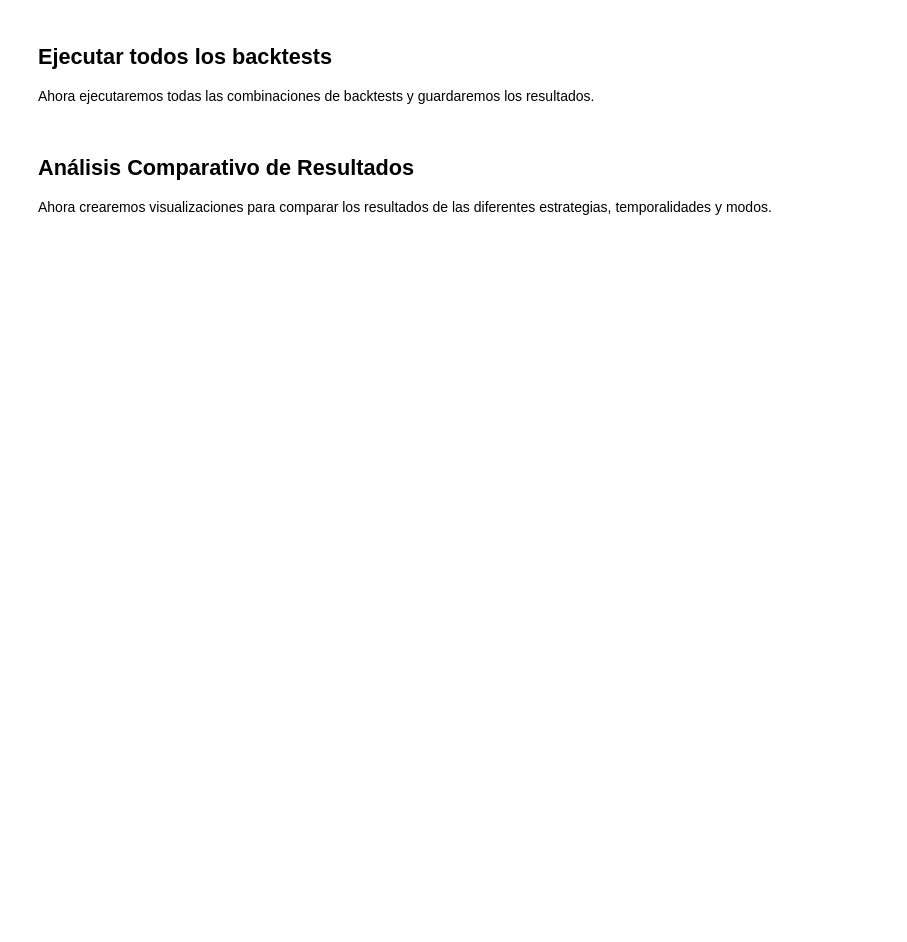
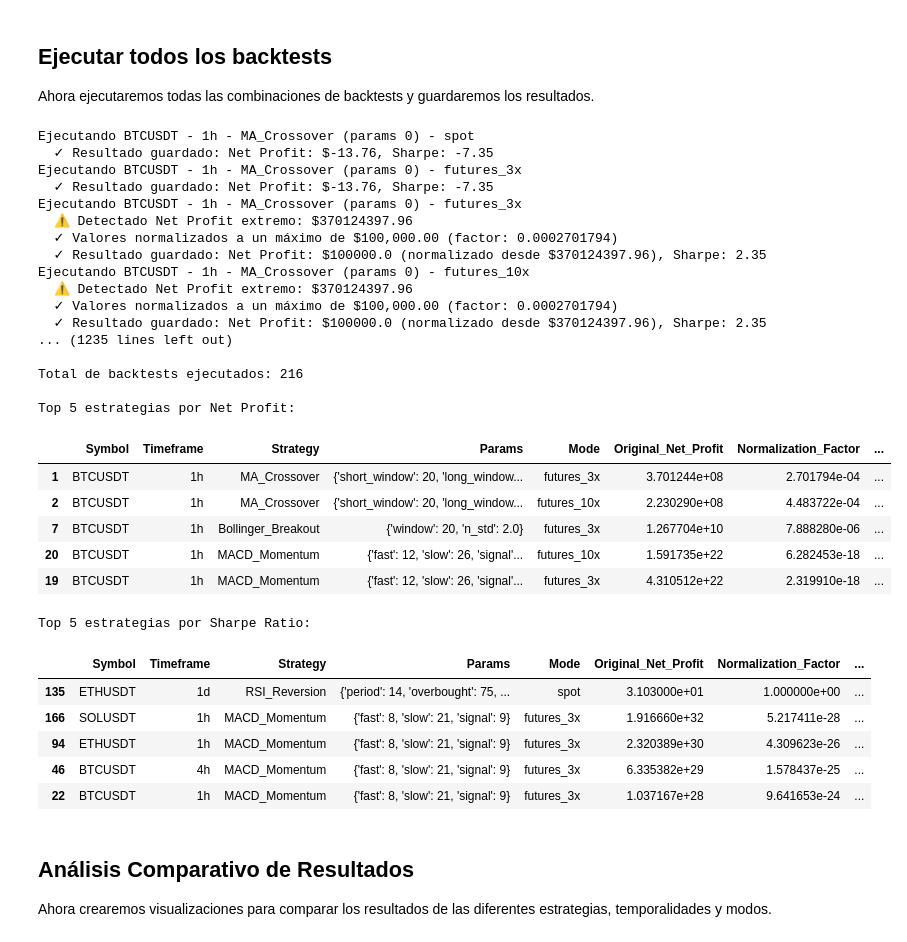
Before and after one commit to ElKroko/BACKTESTING, a Jupyter notebook: testing.ipynb, the cells around one changed output. Drawn from its saved outputs; the diff is of its cells as text; code cells hidden in the pictures; blank space fills up the shorter version.

```diff
--- a/testing.ipynb
+++ b/testing.ipynb
@@ -115,7 +113,7 @@ start_date = end_date - timedelta(days=365)  # 1 año de backtest
 
 # Parámetros de backtesting generales
 backtest_config = {
-    'initial_cash': 10000.0,
+    'initial_cash': 100.0,
     'commission': 0.001,    # 0.1%
     'slippage': 0.0005      # 0.05%
 }
@@ -317,18 +510,77 @@ def create_and_save_charts(symbol, timeframe, strategy_name, param_idx, mode_nam
 Ahora ejecutaremos todas las combinaciones de backtests y guardaremos los resultados.
 # %%
 # Ejecutar todos los backtests - esto puede tomar tiempo
-all_results = run_batch_backtests()
+all_results = run_managed_batch_backtests(
+    symbols=symbols,
+    timeframes=timeframes,
+    strategy_configs=strategy_configs,
+    backtest_modes=backtest_mode,
+    start_date=start_date,
+    end_date=end_date,
+    initial_cash=backtest_config['initial_cash'],
+    max_reasonable_profit=100000.0  # Limitar el profit máximo a 100,000 para evitar valores absurdos
+)
 
 # Mostrar un resumen rápido
 if not all_results.empty:
     print(f"\nTotal de backtests ejecutados: {len(all_results)}")
     # Mostrar los 5 mejores resultados por Net Profit
     print("\nTop 5 estrategias por Net Profit:")
     display(all_results.sort_values('Net Profit', ascending=False).head(5))
 
     # Mostrar los 5 mejores resultados por Sharpe Ratio
     print("\nTop 5 estrategias por Sharpe Ratio:")
     display(all_results.sort_values('Sharpe Ratio', ascending=False).head(5))
+
+# También podemos normalizar los resultados existentes si ya se ejecutaron backtests
+elif os.path.exists("data/backtest_results/all_metrics.csv"):
+    print("Normalizando resultados existentes para corregir valores extremos...")
+    all_results = normalize_existing_results(
+        csv_path="data/backtest_results/all_metrics.csv",
+        max_reasonable_profit=100000.0,
+        save_normalized=True
+    )
+
+    if not all_results.empty:
+        print(f"\nTotal de backtests normalizados: {len(all_results)}")
+        # Mostrar los 5 mejores resultados por Net Profit (ya normalizados)
+        print("\nTop 5 estrategias por Net Profit (normalizados):")
+        display(all_results.sort_values('Net Profit', ascending=False).head(5))
+
+        # Mostrar los 5 mejores resultados por Sharpe Ratio
+        print("\nTop 5 estrategias por Sharpe Ratio:")
+        display(all_results.sort_values('Sharpe Ratio', ascending=False).head(5))
+# %% [output]
+Ejecutando BTCUSDT - 1h - MA_Crossover (params 0) - spot
+  ✓ Resultado guardado: Net Profit: $-13.76, Sharpe: -7.35
+Ejecutando BTCUSDT - 1h - MA_Crossover (params 0) - futures_3x
+  ✓ Resultado guardado: Net Profit: $-13.76, Sharpe: -7.35
+Ejecutando BTCUSDT - 1h - MA_Crossover (params 0) - futures_3x
+  ⚠️ Detectado Net Profit extremo: $370124397.96
+  ✓ Valores normalizados a un máximo de $100,000.00 (factor: 0.0002701794)
+  ✓ Resultado guardado: Net Profit: $100000.0 (normalizado desde $370124397.96), Sharpe: 2.35
+Ejecutando BTCUSDT - 1h - MA_Crossover (params 0) - futures_10x
+  ⚠️ Detectado Net Profit extremo: $370124397.96
+  ✓ Valores normalizados a un máximo de $100,000.00 (factor: 0.0002701794)
+  ✓ Resultado guardado: Net Profit: $100000.0 (normalizado desde $370124397.96), Sharpe: 2.35
+... (1235 lines left out)
+
+Total de backtests ejecutados: 216
+
+Top 5 estrategias por Net Profit:
+|  | Symbol | Timeframe | Strategy | Params | Mode | Original_Net_Profit | Normalization_Factor | ... |
+| 1 | BTCUSDT | 1h | MA_Crossover | {'short_window': 20, 'long_window... | futures_3x | 3.701244e+08 | 2.701794e-04 | ... |
+| 2 | BTCUSDT | 1h | MA_Crossover | {'short_window': 20, 'long_window... | futures_10x | 2.230290e+08 | 4.483722e-04 | ... |
+| 7 | BTCUSDT | 1h | Bollinger_Breakout | {'window': 20, 'n_std': 2.0} | futures_3x | 1.267704e+10 | 7.888280e-06 | ... |
+| 20 | BTCUSDT | 1h | MACD_Momentum | {'fast': 12, 'slow': 26, 'signal'... | futures_10x | 1.591735e+22 | 6.282453e-18 | ... |
+| 19 | BTCUSDT | 1h | MACD_Momentum | {'fast': 12, 'slow': 26, 'signal'... | futures_3x | 4.310512e+22 | 2.319910e-18 | ... |
+Top 5 estrategias por Sharpe Ratio:
+|  | Symbol | Timeframe | Strategy | Params | Mode | Original_Net_Profit | Normalization_Factor | ... |
+| 135 | ETHUSDT | 1d | RSI_Reversion | {'period': 14, 'overbought': 75, ... | spot | 3.103000e+01 | 1.000000e+00 | ... |
+| 166 | SOLUSDT | 1h | MACD_Momentum | {'fast': 8, 'slow': 21, 'signal': 9} | futures_3x | 1.916660e+32 | 5.217411e-28 | ... |
+| 94 | ETHUSDT | 1h | MACD_Momentum | {'fast': 8, 'slow': 21, 'signal': 9} | futures_3x | 2.320389e+30 | 4.309623e-26 | ... |
+| 46 | BTCUSDT | 4h | MACD_Momentum | {'fast': 8, 'slow': 21, 'signal': 9} | futures_3x | 6.335382e+29 | 1.578437e-25 | ... |
+| 22 | BTCUSDT | 1h | MACD_Momentum | {'fast': 8, 'slow': 21, 'signal': 9} | futures_3x | 1.037167e+28 | 9.641653e-24 | ... |
 # %% [markdown]
 ## Análisis Comparativo de Resultados
 
```
Also changed, not shown: parts of 11 cells of this notebook, 2 other files.
